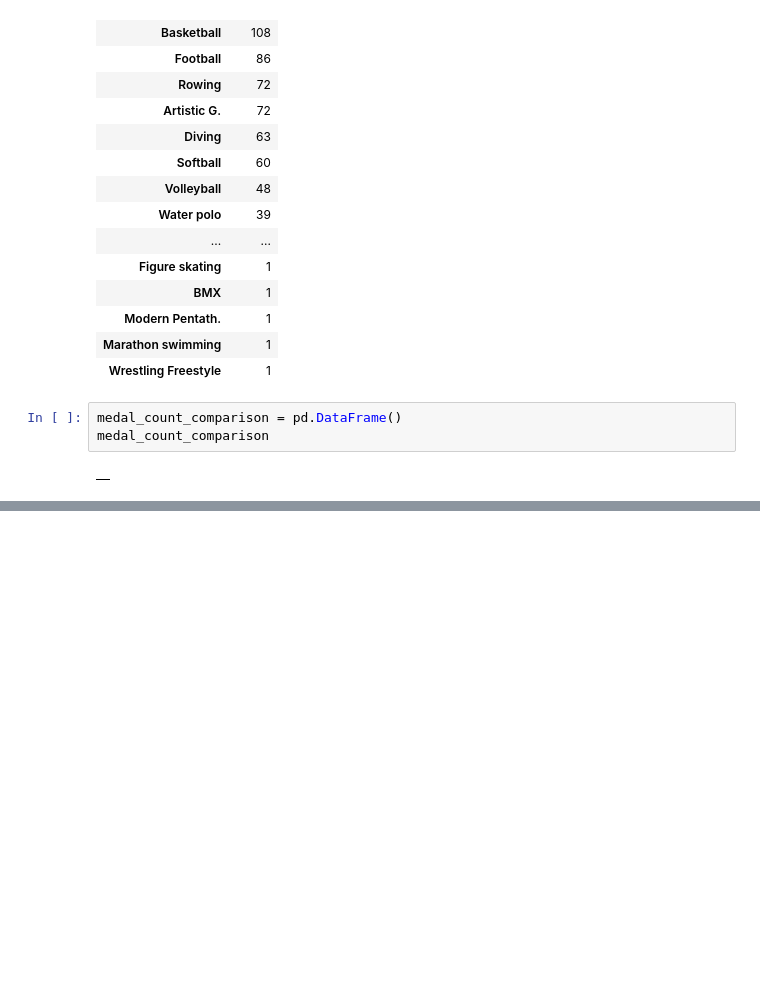
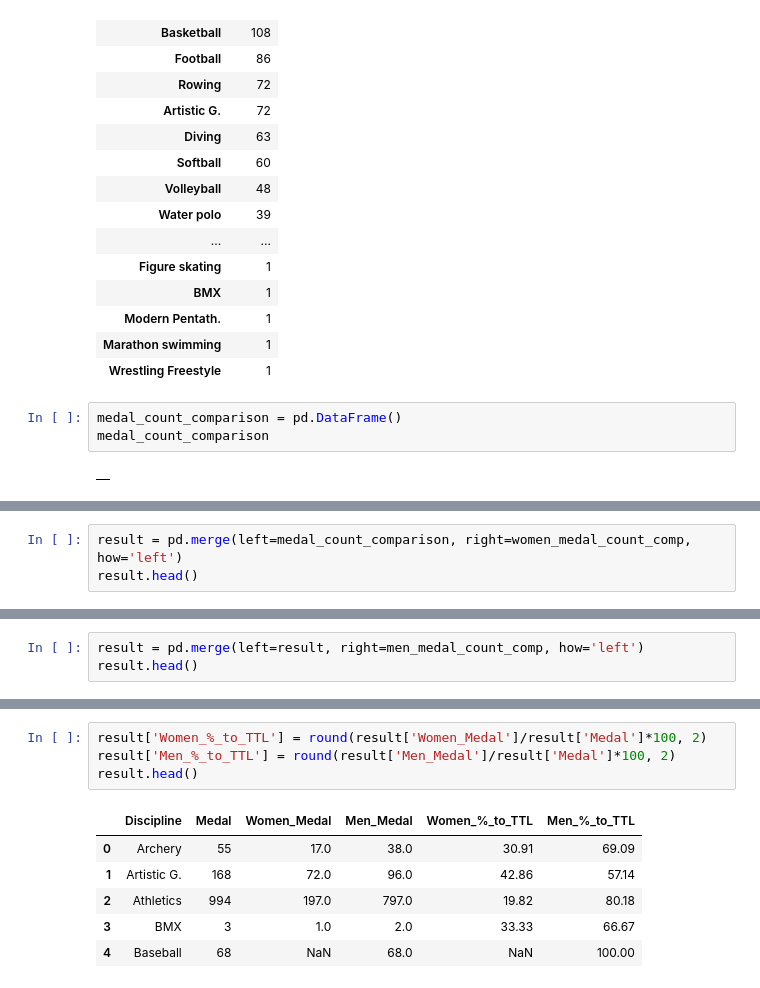
Before and after one commit to mcerow/summer_olympics, a Jupyter notebook: Summer_Olympics.ipynb, the cells around one changed output, grey strips where cells are left out. Drawn from its saved outputs; the diff is of its cells as text; blank space fills up the shorter version.

```diff
--- a/Summer_Olympics.ipynb
+++ b/Summer_Olympics.ipynb
@@ -354,0 +363,3 @@ men_medal_count_comp.head()
+# %%
+result = pd.merge(left=medal_count_comparison, right=women_medal_count_comp, how='left')
+result.head()
@@ -354,0 +373,3 @@ men_medal_count_comp.head()
+# %%
+result = pd.merge(left=result, right=men_medal_count_comp, how='left')
+result.head()
@@ -354,0 +383,11 @@ men_medal_count_comp.head()
+# %%
+result['Women_%_to_TTL'] = round(result['Women_Medal']/result['Medal']*100, 2)
+result['Men_%_to_TTL'] = round(result['Men_Medal']/result['Medal']*100, 2)
+result.head()
+# %% [output]
+|  | Discipline | Medal | Women_Medal | Men_Medal | Women_%_to_TTL | Men_%_to_TTL |
+| 0 | Archery | 55 | 17.0 | 38.0 | 30.91 | 69.09 |
+| 1 | Artistic G. | 168 | 72.0 | 96.0 | 42.86 | 57.14 |
+| 2 | Athletics | 994 | 197.0 | 797.0 | 19.82 | 80.18 |
+| 3 | BMX | 3 | 1.0 | 2.0 | 33.33 | 66.67 |
+| 4 | Baseball | 68 | NaN | 68.0 | NaN | 100.00 |
```
Also changed, not shown: parts of 5 cells of this notebook.
